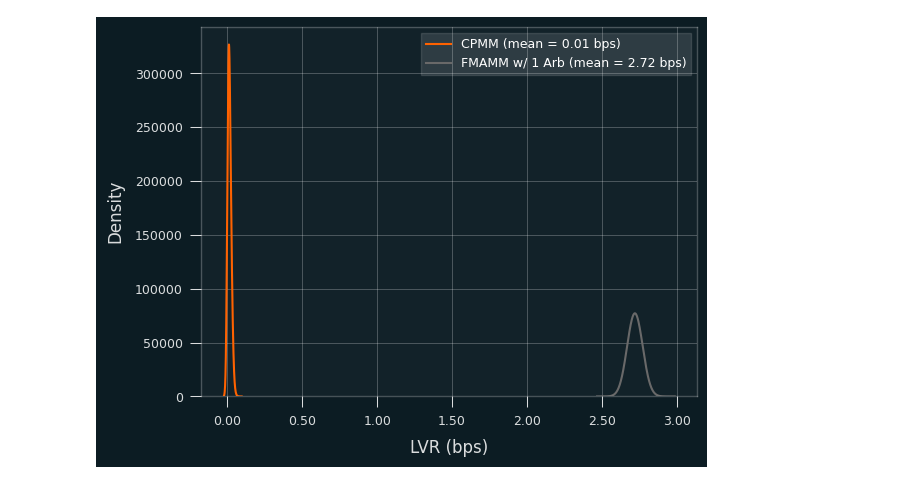
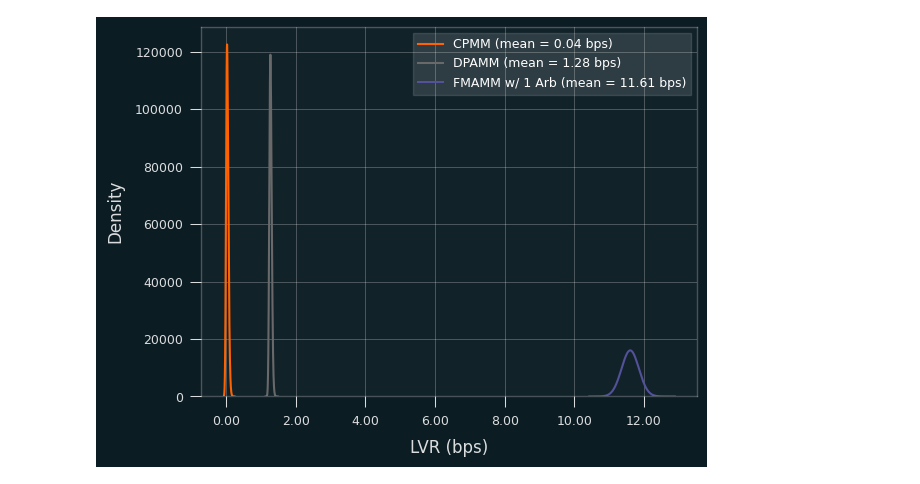
Before and after one commit to kosunghun317/alternative_AMMs, a Jupyter notebook: notes/LVR_comparison_with_fee.ipynb, the cells around one changed output. Cells and saved outputs as stored; diff of their text form; code cells hidden in the pictures.

```diff
--- a/notes/LVR_comparison_with_fee.ipynb
+++ b/notes/LVR_comparison_with_fee.ipynb
@@ -156,11 +254,12 @@ def run_simulations(
     days=1,
 ):
     # lvr for CPMM and FMAMM with 1 and 2 arbitrageurs, respectively
-    results = np.zeros((4, paths))
+    results = np.zeros((6, paths))
 
     for jj in range(paths):
-        amm0 = CPMM(10_000.0, 2500.0, 0.001)
-        amm1 = FMAMM(10_000.0, 2500.0, 0.0005)
+        amm0 = CPMM(2500.0, 10_000.0, 0.003)
+        amm1 = DPAMM(2500.0, 10_000.0, 0.003, 0.006)
+        amm2 = FMAMM(2500.0, 10_000.0, 0.0015)
 
         # save the initial price
         p0 = amm0.P
@@ -176,62 +275,75 @@ def run_simulations(
 
         lvr0 = 0.0
         lvr1 = 0.0
+        lvr2 = 0.0
 
         for i in range(T):
             # CPMM
-            val0 = 2 * amm0.L * sqrt(amm0.P)
+            val0 = prices[i] * amm0.xReserves() + amm0.yReserves()
             x0, y0 = amm0.tradeToPrice(prices[i])
             lvr0 += -(prices[i] * x0 + y0) / val0
 
-            # FMAMM
-            val1 = 2 * amm1.L * sqrt(amm1.P)
+            # DPAMM
+            val1 = prices[i] * amm1.xReserves() + amm1.yReserves()
             x1, y1 = amm1.tradeToPrice(prices[i])
             lvr1 += -(prices[i] * x1 + y1) / val1
+
+            # FMAMM
+            val2 = prices[i] * amm2.xReserves() + amm2.yReserves()
+            x2, y2 = amm2.tradeToPrice(prices[i])
+            lvr2 += -(prices[i] * x2 + y2) / val2
 
         results[:, jj] = [
             lvr0 / days,
             lvr1 / days,
-            2 * amm0.L * sqrt(amm0.P),
-            2 * amm1.L * sqrt(amm1.P),
+            lvr2 / days,
+            prices[T - 1] * amm0.xReserves() + amm0.yReserves(),
+            prices[T - 1] * amm1.xReserves() + amm1.yReserves(),
+            prices[T - 1] * amm2.xReserves() + amm2.yReserves(),
         ]
 
     return results
 # %%
-daily_std = 0.05
-block_time = 12  # 12 for Mainnet, 5 for Gnosis, 1 for L2s
+daily_std = 0.1
+block_time = 5  # 12 for Mainnet, 5 for Gnosis, 1 for L2s
 blocks_per_day = 24 * 60 * 60 / block_time
 paths = 10_000
 days = 7
 
 results = run_simulations(daily_std, blocks_per_day, paths, days)
 
 # sns.set_style("darkgrid")
 # sns.set_palette("autumn")
 
 bw_adjust = 5
 means = np.mean(results, 1)
 
 # Plotting with the specified adjustments
 ax = sns.kdeplot(
     data=results[0, :],
     bw_adjust=bw_adjust,
     label=f"CPMM (mean = {means[0] * 10**4:.2f} bps)",
 )
 ax = sns.kdeplot(
     data=results[1, :],
     bw_adjust=bw_adjust,
-    label=f"FMAMM w/ 1 Arb (mean = {means[1] * 10**4:.2f} bps)",
+    label=f"DPAMM (mean = {means[1] * 10**4:.2f} bps)",
+)
+ax = sns.kdeplot(
+    data=results[2, :],
+    bw_adjust=bw_adjust,
+    label=f"FMAMM w/ 1 Arb (mean = {means[2] * 10**4:.2f} bps)",
 )
 
 ax.set(xlabel="LVR (bps)", ylabel="Density")
 ticks_loc = ax.get_xticks().tolist()
 ax.xaxis.set_major_locator(mticker.FixedLocator(ticks_loc))
-ax.set_xticklabels(["{:.2f}".format(tick * 10000) for tick in ticks_loc])
+ax.set_xticklabels([f"{tick * 10000:.2f}" for tick in ticks_loc])
 
 plt.legend()
 plt.show()
 # %% [output]
-[figure, old version]
+[figure, new version]
 # %%
 # Plotting with the specified adjustments
 ax = sns.kdeplot(
```
Also changed, not shown: parts of 5 cells of this notebook, 4 other files.
